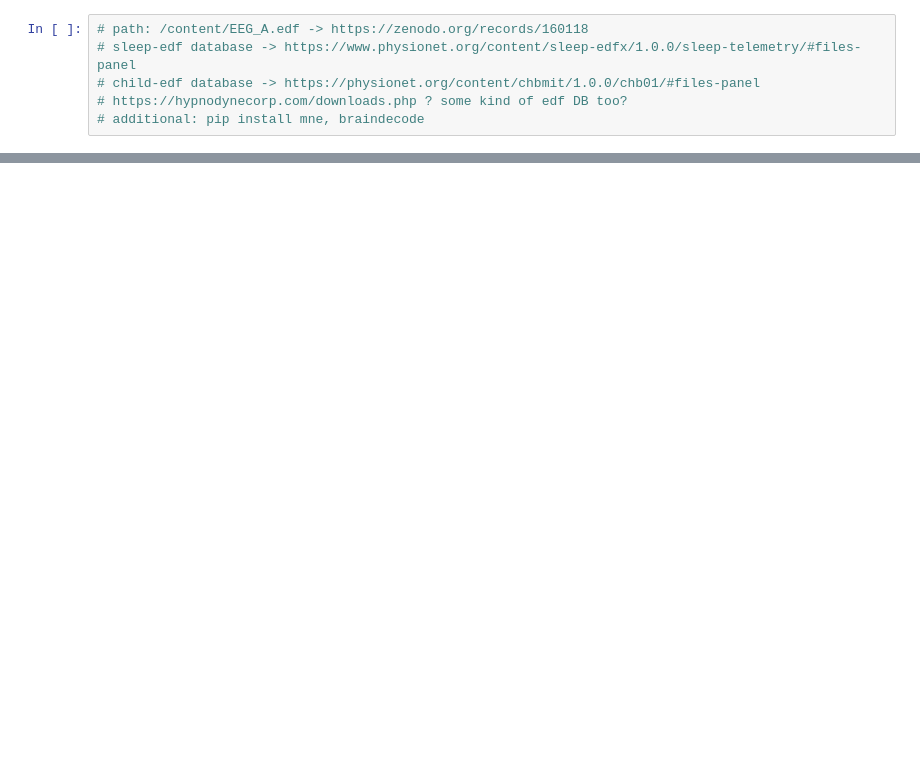
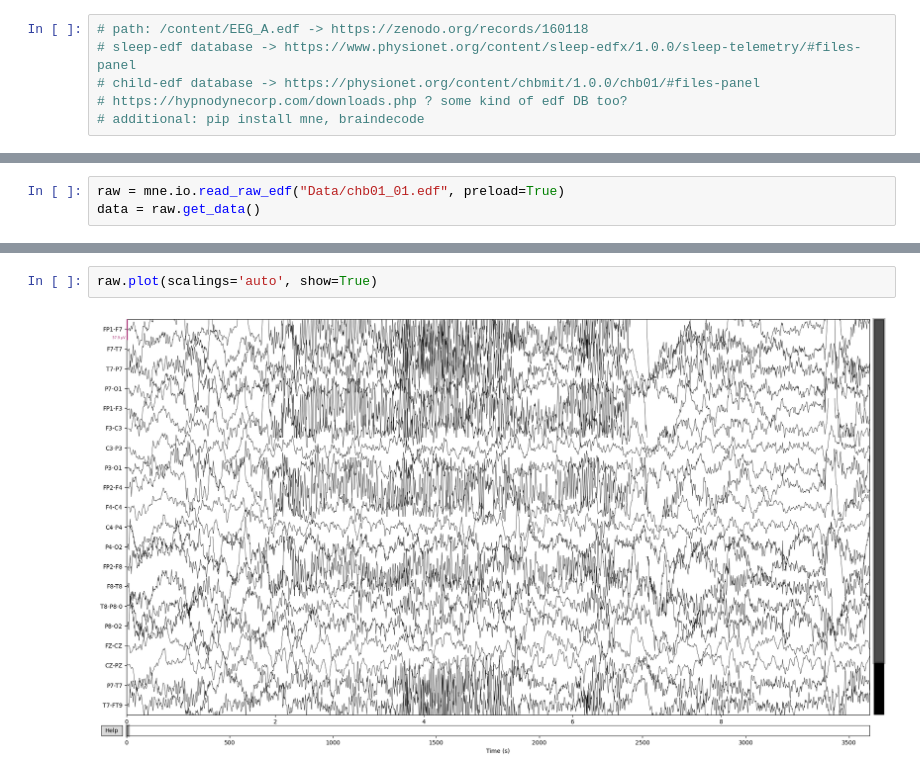
Before and after one commit to Markvarte/EEG_analyzer, a Jupyter notebook: eeg_analyzer.ipynb, the cells around one changed output, grey strips where cells are left out. Cells and saved outputs as stored; diff of their text form; blank space fills up the shorter version.

```diff
--- a/eeg_analyzer.ipynb
+++ b/eeg_analyzer.ipynb
@@ -18,0 +19,3 @@ AttributeError: 'NoneType' object has no attribute 'span'
+# %%
+raw = mne.io.read_raw_edf("Data/chb01_01.edf", preload=True)
+data = raw.get_data()
@@ -18,0 +44,4 @@ AttributeError: 'NoneType' object has no attribute 'span'
+# %%
+raw.plot(scalings='auto', show=True)
+# %% [output]
+[figure, added]
```
Also changed, not shown: parts of 10 cells of this notebook.
